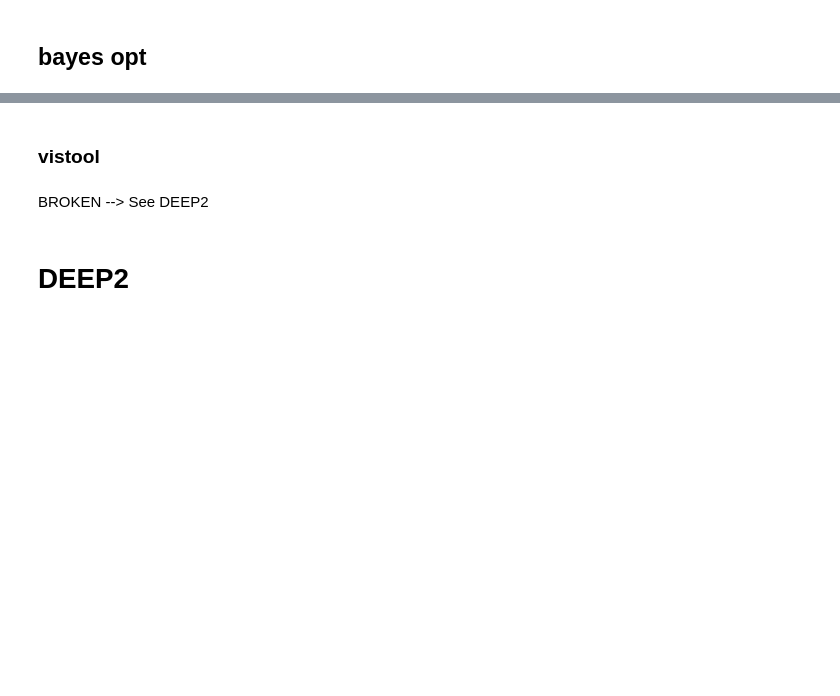
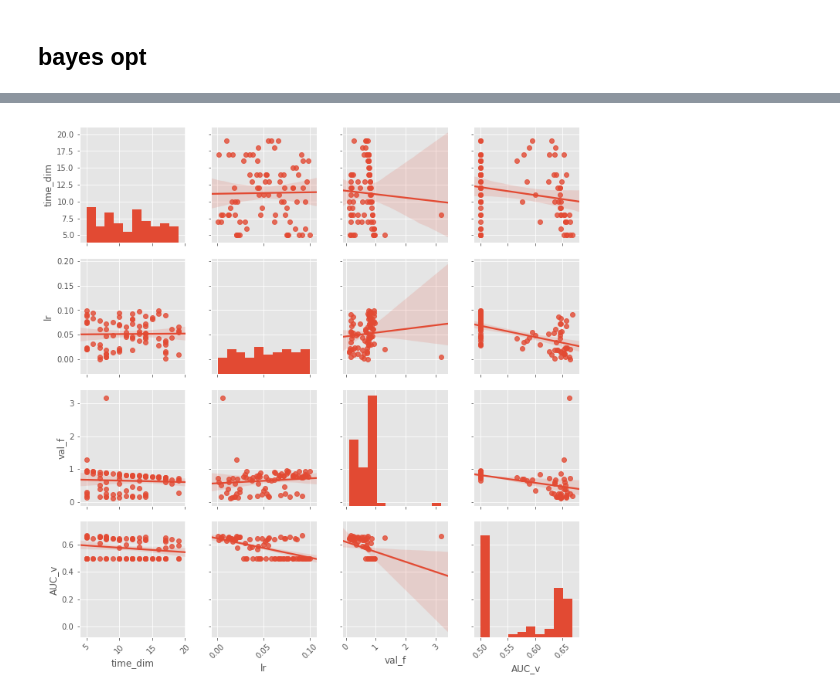
Before and after one commit to fabricecops/fabo_thesis, a Jupyter notebook: notebooks/shuffle_test/above/bayes_opt_SP.ipynb, the cells around one changed output, grey strips where cells are left out. Saved outputs shown, nothing was run; the diff lists cells and outputs as text; code cells hidden in the pictures; blank space fills up the shorter version.

```diff
--- a/notebooks/shuffle_test/above/bayes_opt_SP.ipynb
+++ b/notebooks/shuffle_test/above/bayes_opt_SP.ipynb
@@ -56,13 +67,9 @@ BO_vis.save_ROC_segment(data_s,'location')
 # %%
-df = RD.get_scatter_data(path,['time_dim','vector','lr','val_f'])
+df = RD.get_scatter_data(path,['time_dim','lr','val_f'])
 df['AUC_v'] = RD.get_all(path,'AUC_v')
 
 g = sns.pairplot(df, diag_kind="hist",kind = 'reg')
 for ax in g.axes.flat:
     plt.setp(ax.get_xticklabels(), rotation=45)
+# %% [output]
+[figure, added]
-# %% [markdown]
-### vistool
-# %% [markdown]
-BROKEN --> See DEEP2
-# %% [markdown]
-# DEEP2
```
Also changed, not shown: parts of 24 cells of this notebook, 39 other files.
